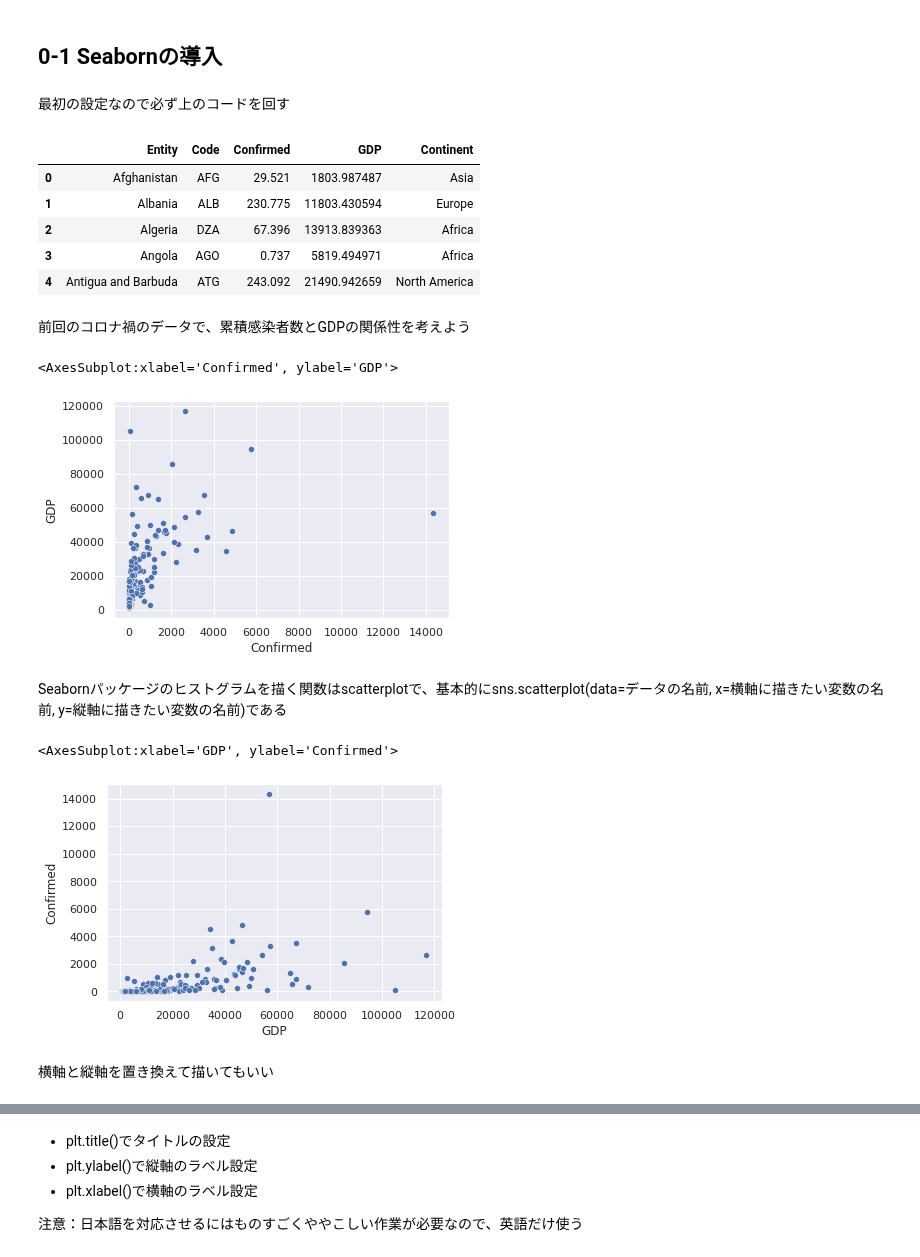
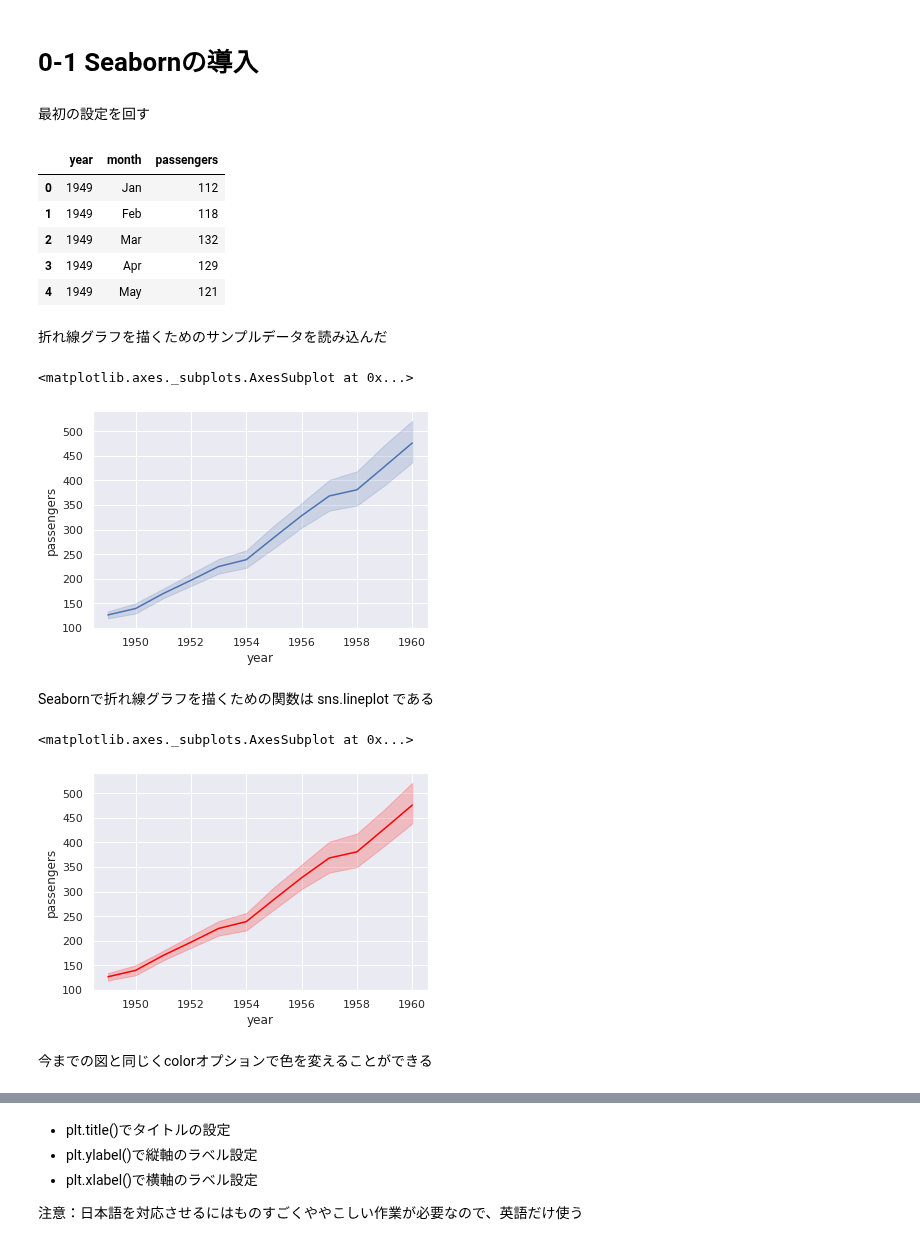
Before and after one commit to ChungWookyung/kg-jupyterlite-data-analysis, a Jupyter notebook: content/DA05/DA05.ipynb, the cells around one changed output, grey strips where cells are left out. Drawn from its saved outputs; the diff is of its cells as text; code cells hidden in the pictures.

```diff
--- a/content/DA05/DA05.ipynb
+++ b/content/DA05/DA05.ipynb
@@ -1,3 +1,3 @@
 # %% [markdown]
-## 0-1 Seabornの導入
+# 0-1 Seabornの導入
 # %%
@@ -11,32 +7,32 @@ import numpy as np
 from matplotlib import pyplot as plt
 %matplotlib inline
 sns.set_theme(style="darkgrid")
-# %% [markdown]
-最初の設定なので必ず上のコードを回す
+# %% [markdown]
+最初の設定を回す
 # %%
-data = pd.read_csv(pyodide.open_url("https://raw.githubusercontent.com/ChungWookyung/kg-jupyterlite-data-analysis/main/content/DATA/covidGDP.csv"))
+data = pd.read_csv("https://raw.githubusercontent.com/ChungWookyung/kg-jupyterlite-data-analysis/main/content/DATA/flights.csv")
 data.head()
 # %% [output]
-|  | Entity | Code | Confirmed | GDP | Continent |
-| 0 | Afghanistan | AFG | 29.521 | 1803.987487 | Asia |
-| 1 | Albania | ALB | 230.775 | 11803.430594 | Europe |
-| 2 | Algeria | DZA | 67.396 | 13913.839363 | Africa |
-| 3 | Angola | AGO | 0.737 | 5819.494971 | Africa |
-| 4 | Antigua and Barbuda | ATG | 243.092 | 21490.942659 | North America |
+|  | year | month | passengers |
+| 0 | 1949 | Jan | 112 |
+| 1 | 1949 | Feb | 118 |
+| 2 | 1949 | Mar | 132 |
+| 3 | 1949 | Apr | 129 |
+| 4 | 1949 | May | 121 |
-# %% [markdown]
-前回のコロナ禍のデータで、累積感染者数とGDPの関係性を考えよう
+# %% [markdown]
+折れ線グラフを描くためのサンプルデータを読み込んだ
 # %%
-sns.scatterplot(data = data, x = "Confirmed", y = "GDP")
+sns.lineplot(data = data, x = "year", y = "passengers")
 # %% [output]
-<AxesSubplot:xlabel='Confirmed', ylabel='GDP'>
+<matplotlib.axes._subplots.AxesSubplot at 0x...>
-[figure, old version]
+[figure, new version]
-# %% [markdown]
-Seabornパッケージのヒストグラムを描く関数はscatterplotで、基本的にsns.scatterplot(data=データの名前, x=横軸に描きたい変数の名前, y=縦軸に描きたい変数の名前)である
+# %% [markdown]
+Seabornで折れ線グラフを描くための関数は sns.lineplot である
 # %%
-sns.scatterplot(data = data, x = "GDP", y = "Confirmed")
+sns.lineplot(data = data, x = "year", y = "passengers", color = "red")
 # %% [output]
-<AxesSubplot:xlabel='GDP', ylabel='Confirmed'>
+<matplotlib.axes._subplots.AxesSubplot at 0x...>
-[figure, old version]
+[figure, new version]
-# %% [markdown]
-横軸と縦軸を置き換えて描いてもいい
+# %% [markdown]
+今までの図と同じくcolorオプションで色を変えることができる
 # %%
```
Also changed, not shown: parts of 97 cells of this notebook.
